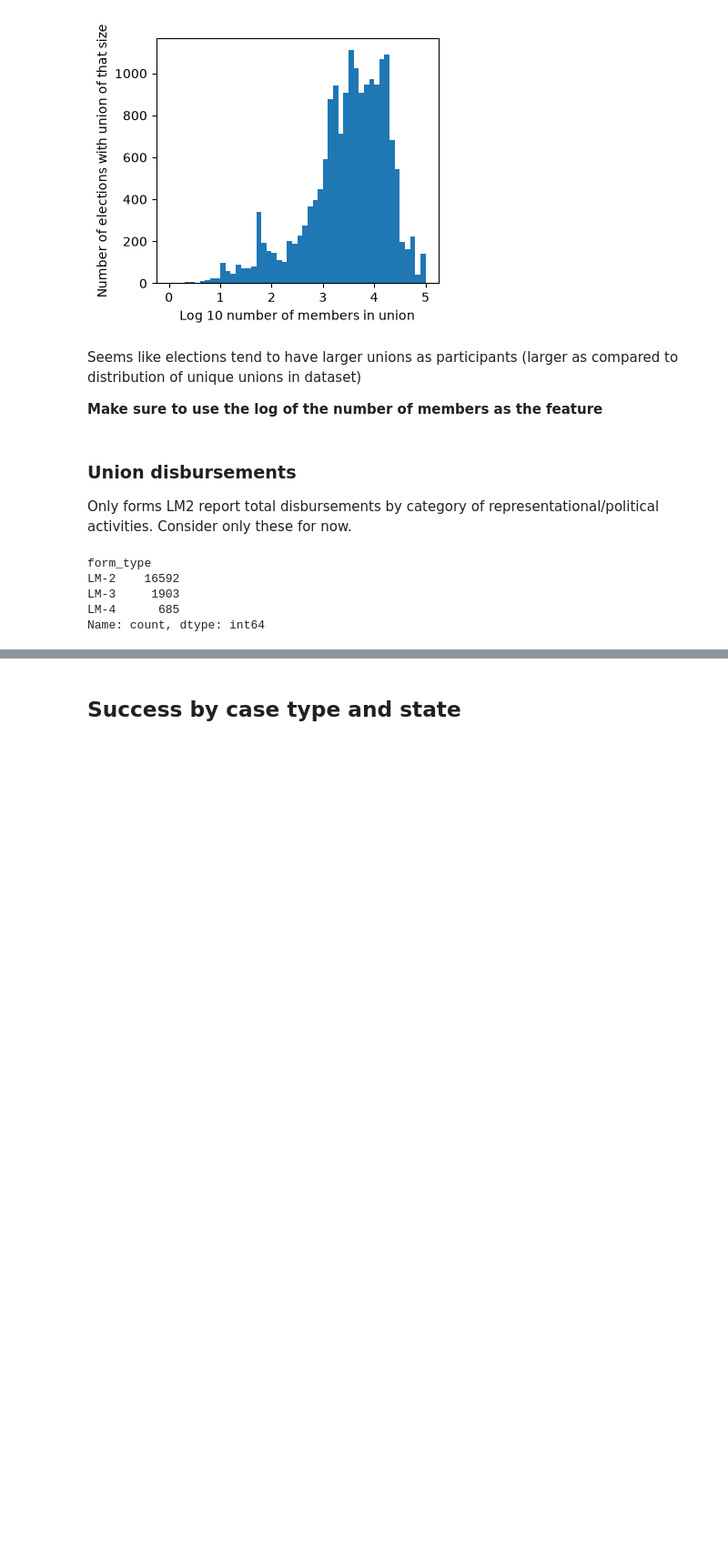
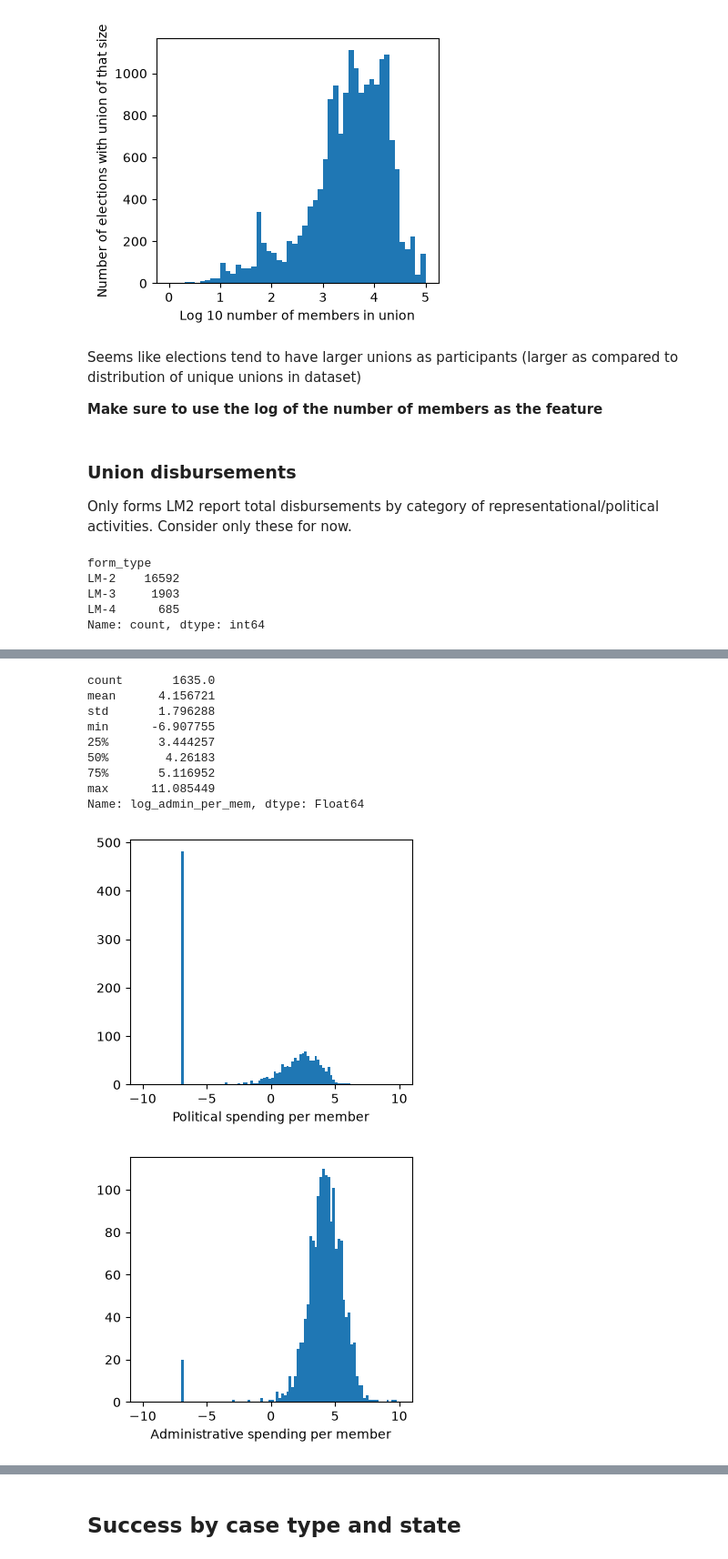
Before and after one commit to peishi/union-elections-modeling, a Jupyter notebook: eda.ipynb, the cells around one changed output, grey strips where cells are left out. Shown at 91% size. Saved outputs shown, nothing was run; the diff lists cells and outputs as text; code cells hidden in the pictures; blank space fills up the shorter version.

```diff
--- a/eda.ipynb
+++ b/eda.ipynb
@@ -268,0 +300,26 @@ Text(0.5, 0, 'Fraction of disbursements on union administration')
+# %%
+# Per member spending of other activities
+fin['pol_per_mem'] = np.log(fin['political'] / fin['members'] + 0.001)
+fin['admin_per_mem'] = fin['union_administration'] / fin['members']
+fin['log_admin_per_mem'] = np.log(fin['admin_per_mem'] + 0.001)
+
+plt.figure(figsize=(4, 3.5))
+plt.hist(fin['pol_per_mem'], bins=100, range=[-10, 10])
+plt.xlabel('Political spending per member')
+plt.figure(figsize=(4, 3.5))
+plt.hist(fin['log_admin_per_mem'], bins=100, range=[-10, 10])
+plt.xlabel('Administrative spending per member')
+
+fin['log_admin_per_mem'].describe()
+# %% [output]
+count       1635.0
+mean      4.156721
+std       1.796288
+min      -6.907755
+25%       3.444257
+50%        4.26183
+75%       5.116952
+max      11.085449
+Name: log_admin_per_mem, dtype: Float64
+[figure, added]
+[figure, added]
```
Also changed, not shown: parts of 13 cells of this notebook, 2 other files.
